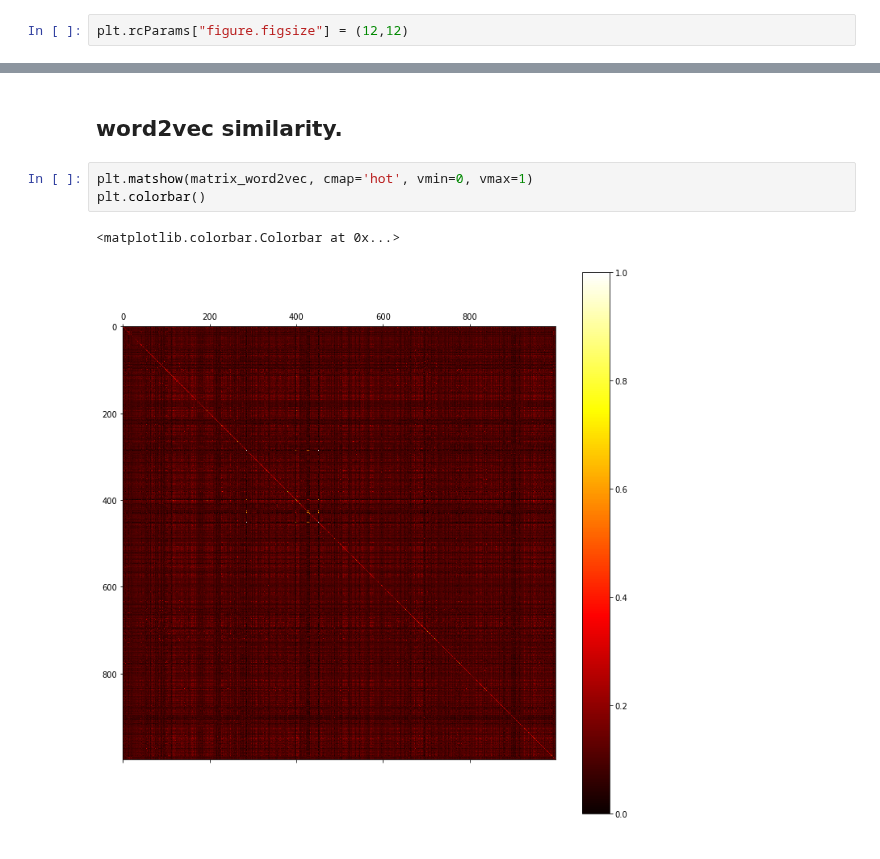
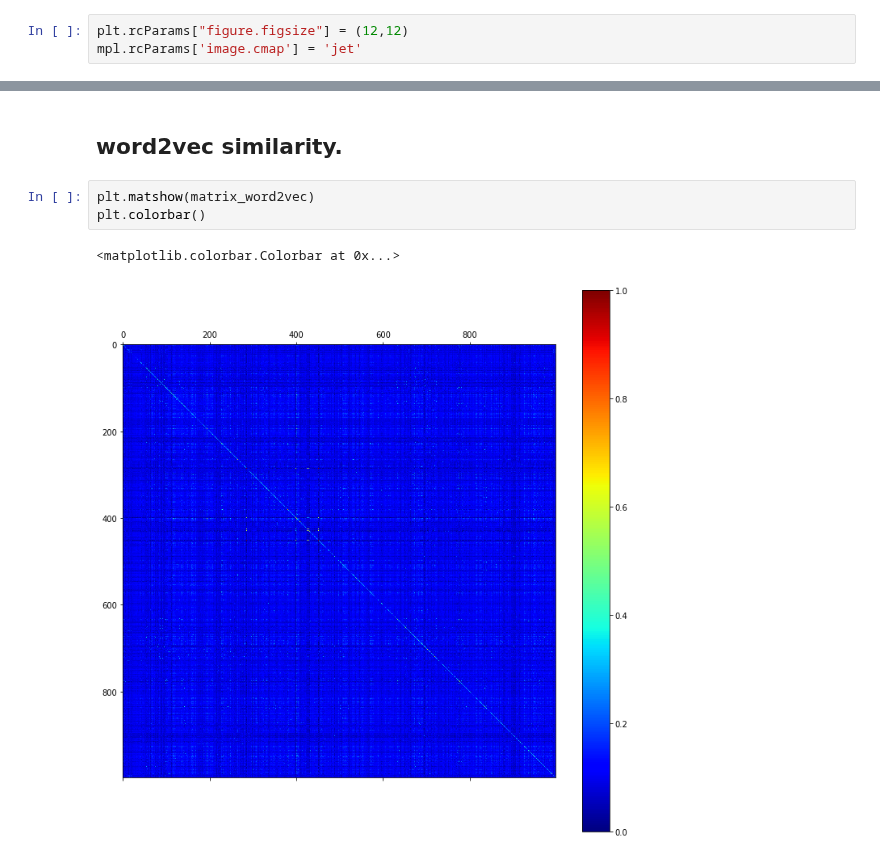
Before and after one commit to sdhdez/article-similarity, a Jupyter notebook: notebooks/loading-matrices-aminer-v1-a.ipynb, the cells around one changed output, grey strips where cells are left out. Cells and saved outputs as stored; diff of their text form.

```diff
--- a/notebooks/loading-matrices-aminer-v1-a.ipynb
+++ b/notebooks/loading-matrices-aminer-v1-a.ipynb
@@ -10,4 +9,5 @@ import scipy.spatial as sp
 import matrices.loading as mload
 # %%
 plt.rcParams["figure.figsize"] = (12,12)
+mpl.rcParams['image.cmap'] = 'jet'
 # %% [markdown]
@@ -72,8 +72,8 @@ plt.colorbar()
 # %% [markdown]
 ## word2vec similarity.
 # %%
-plt.matshow(matrix_word2vec, cmap='hot', vmin=0, vmax=1)
+plt.matshow(matrix_word2vec)
 plt.colorbar()
 # %% [output]
 <matplotlib.colorbar.Colorbar at 0x...>
-[figure, old version]
+[figure, new version]
```
Also changed, not shown: parts of 6 cells of this notebook, 3 other files.
